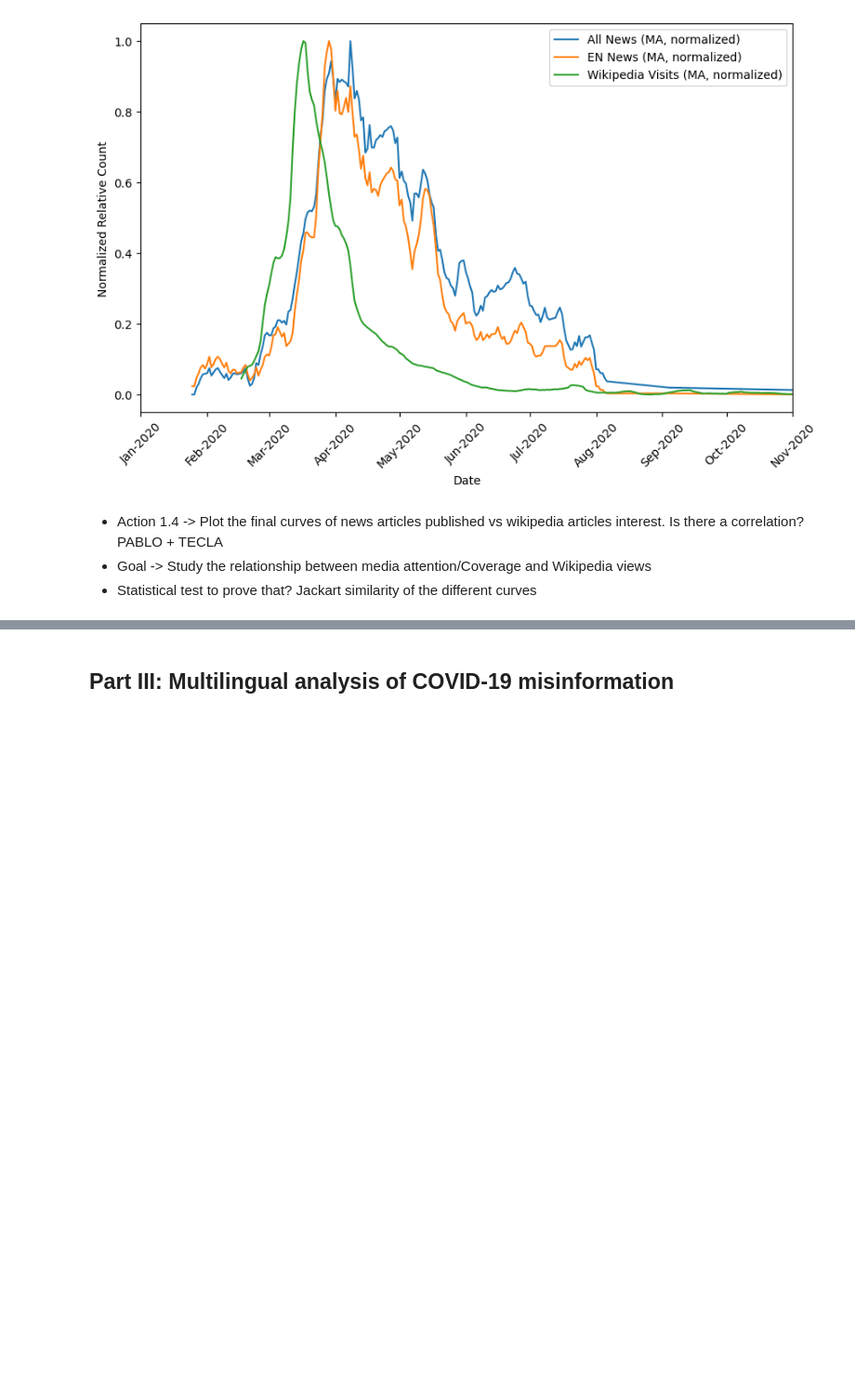
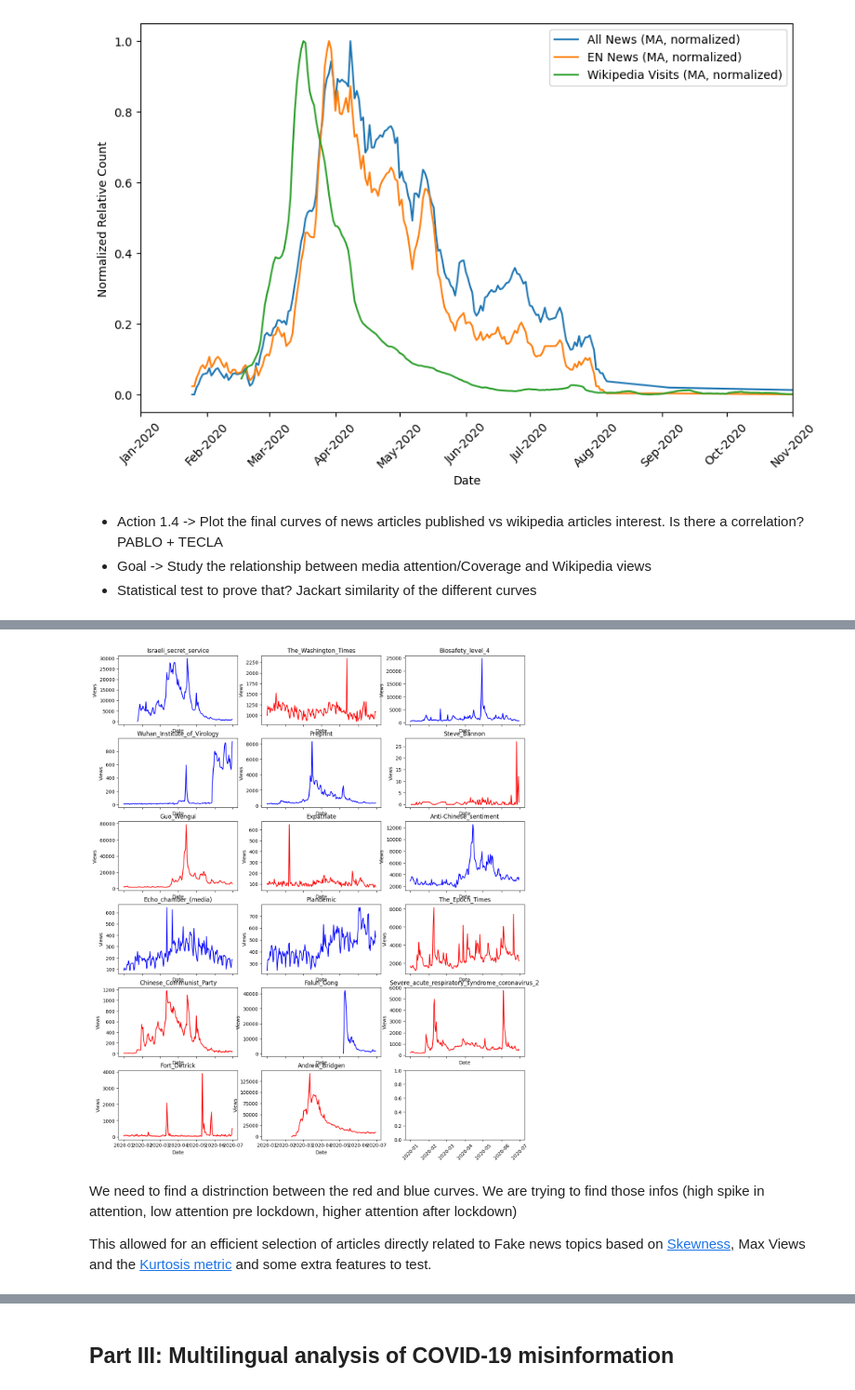
Before and after one commit to epfl-ada/ada-2023-project-thedogues1815, a Jupyter notebook: data_story.ipynb, the cells around one changed output, grey strips where cells are left out. Shown at 93% size. Cells and saved outputs as stored; diff of their text form; code cells hidden in the pictures; blank space fills up the shorter version.

```diff
--- a/data_story.ipynb
+++ b/data_story.ipynb
@@ -411,0 +330,2 @@ class wikiTopic:
+# %%
+df_fakecovidNews = pd.read_excel("./Data/en_clean_excel.xlsx")
@@ -411,0 +398,2 @@ class wikiTopic:
+# %%
+topic = wikiTopic(df_fakecovidNews, "Virus origin")
@@ -411,0 +420,46 @@ class wikiTopic:
+# %%
+MMethod = {
+    'Israeli_secret_service': 1,
+    'The_Washington_Times': 0,
+    'Biosafety_level_4': 1,
+    'Wuhan_Institute_of_Virology': 1,
+    'Preprint': 1,
+    'Steve_Bannon': 0,
+    'Guo_Wengui': 0,
+    'Expatriate': 0,
+    'Anti-Chinese_sentiment': 1,
+    'Echo_chamber_(media)': 1,
+    'Plandemic': 1,
+    'The_Epoch_Times': 0,
+    'Chinese_Communist_Party': 0,
+    'Falun_Gong': 1,
+    'Severe_acute_respiratory_syndrome_coronavirus_2': 0,
+    'Fort_Detrick': 0,
+    'Andrew_Bridgen': 0
+}
+
+MMethodeNames = list(MMethod.keys())
+MMethodeValues = list(MMethod.values())
+
+DFViewMMethod = []
+
+for i in range(len(topic.dfView)):
+    currentDFView = topic.dfView[i]
+
+    if(currentDFView.article.unique()[0] in MMethod.keys()):
+        DFViewMMethod.append(currentDFView)
+# %%
+fig, axs = plt.subplots(len(DFViewMMethod)//3 + 1, 3, figsize=(15, len(DFViewMMethod)+1), sharex=True)
+for i in range(len(DFViewMMethod)):
+    plt.xticks(rotation=45)
+    axs[i//3, i%3].plot(list(DFViewMMethod[i]["timestamp"]), (DFViewMMethod[i]['views']), color='blue' if MMethodeValues[i] == 1 else 'red')
+    axs[i//3, i%3].set_title(MMethodeNames[i])
+
+    axs[i//3, i%3].set_ylabel('Views')
+    axs[i//3, i%3].set_xlabel('Date')
+# %% [output]
+[figure, added]
+# %% [markdown]
+We need to find a distrinction between the red and blue curves. We are trying to find those infos (high spike in attention, low attention pre lockdown, higher attention after lockdown)
+
+This allowed for an efficient selection of articles directly related to Fake news topics based on [Skewness](https://en.wikipedia.org/wiki/Skewness), Max Views and the [Kurtosis metric](https://en.wikipedia.org/wiki/Kurtosis) and some extra features to test.
```
Also changed, not shown: parts of 18 cells of this notebook, 5 other files.
